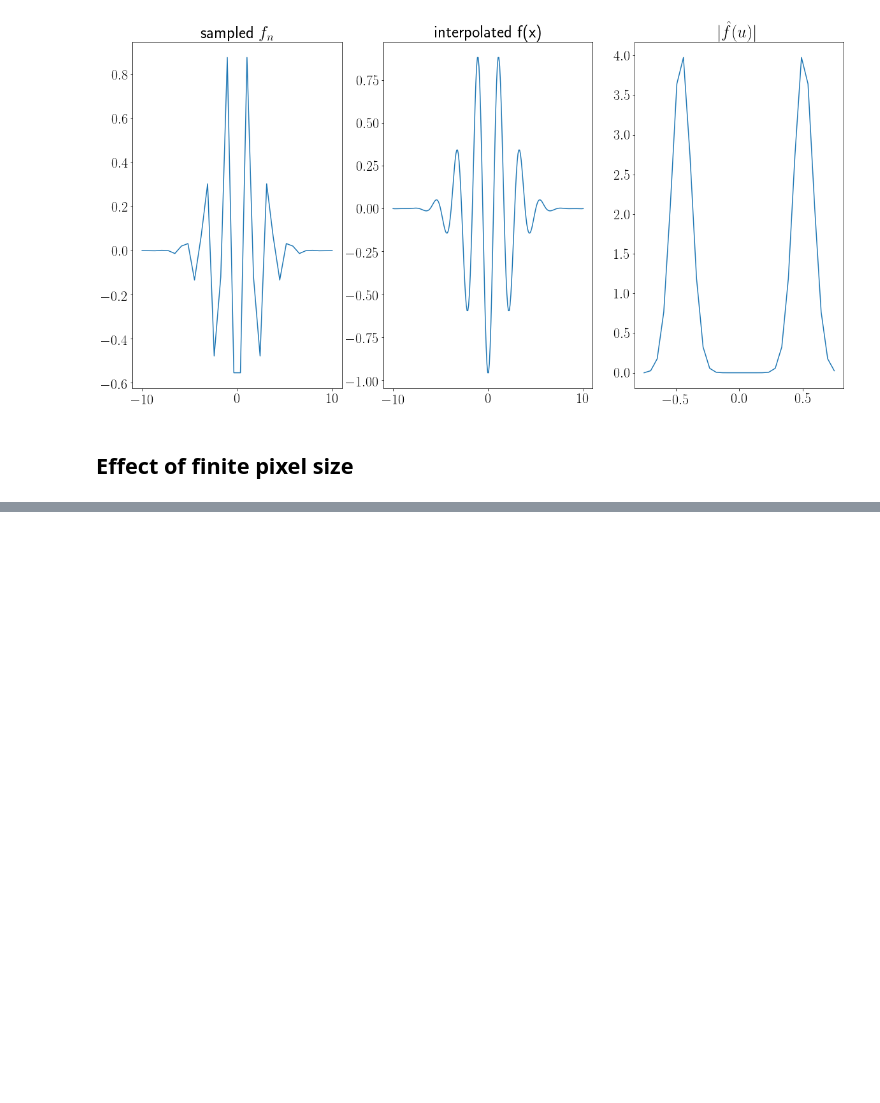
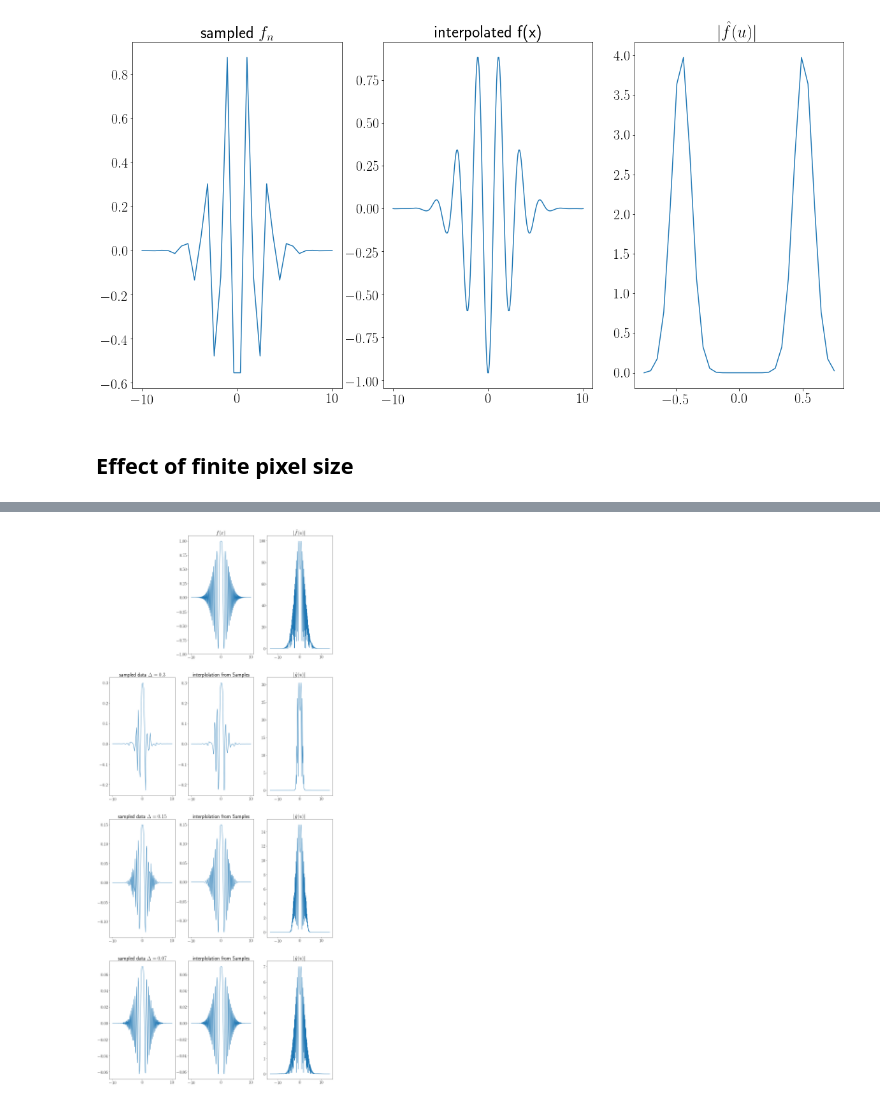
Before and after one commit to djbradyAtOpticalSciencesArizona/computationalImaging, a Jupyter notebook: forwardModels/DiscreteForwardModels.ipynb, the cells around one changed output, grey strips where cells are left out. Saved outputs shown, nothing was run; the diff lists cells and outputs as text; code cells hidden in the pictures; blank space fills up the shorter version.

```diff
--- a/forwardModels/DiscreteForwardModels.ipynb
+++ b/forwardModels/DiscreteForwardModels.ipynb
@@ -176 +173,12 @@ Let's consider has an example $f(x)=\cos \left (2\pi \frac{x^2}{10}\right ) e^{-
+# %%
+X=10
+def f(x):
+  f=np.cos(2*np.pi*(x**2/2))*np.exp(-x**2/10)
+  return f
+def gn(delta=1):
+  N=np.int(2*X/delta)
+  gg=np.zeros(N)
+  for pop in np.arange(len(gg)):
+    gg[pop]=integrate.quad(f,(-X+pop*delta),(-X+(pop+1)*delta))[0]
+  return gg
 # %% [markdown]
@@ -199,0 +186,47 @@ plt.plot(xrange,np.abs(g))
+# %%
+plt.rcParams['figure.figsize'] = [20, 50]
+X=10
+xrange=np.linspace(-X,X,2048)
+urange=np.linspace(-2048/(4*X),2048/(4*X),2048)
+plt.subplot(4,3,2)
+plt.plot(xrange,f(xrange))
+plt.title('$f(x)$')
+plt.subplot(4,3,3)
+plt.plot(urange[750:1300],np.abs(np.fft.fftshift(np.fft.fft(f(xrange))))[750:1300])
+plt.title('$|{\hat f}(u)|$')
+plt.subplot(4,3,4)
+gN=gn(.3)
+plt.plot(np.linspace(-X,X,len(gN)),gN)
+plt.title('sampled data $\Delta=0.3$')
+gUp= InterpolatedUnivariateSpline(np.linspace(-X,X,len(gN)),gN, k=5)
+plt.subplot(4,3,5)
+plt.plot(xrange,gUp(xrange))
+plt.title('interplolation from Samples')
+plt.subplot(4,3,6)
+plt.plot(urange[750:1300],np.abs(np.fft.fftshift(np.fft.fft(gUp(xrange))))[750:1300])
+plt.title('$|{\hat g}(u)|$')
+plt.subplot(4,3,7)
+gN=gn(.15)
+plt.plot(np.linspace(-X,X,len(gN)),gN)
+plt.title('sampled data $\Delta=0.15$')
+gUp= InterpolatedUnivariateSpline(np.linspace(-X,X,len(gN)),gN, k=5)
+plt.subplot(4,3,8)
+plt.plot(xrange,gUp(xrange))
+plt.title('interplolation from Samples')
+plt.subplot(4,3,9)
+plt.plot(urange[750:1300],np.abs(np.fft.fftshift(np.fft.fft(gUp(xrange))))[750:1300])
+plt.title('$|{\hat g}(u)|$')
+plt.subplot(4,3,10)
+gN=gn(.07)
+plt.plot(np.linspace(-X,X,len(gN)),gN)
+plt.title('sampled data $\Delta=0.07$')
+gUp= InterpolatedUnivariateSpline(np.linspace(-X,X,len(gN)),gN, k=5)
+plt.subplot(4,3,11)
+plt.plot(xrange,gUp(xrange))
+plt.title('interplolation from Samples')
+plt.subplot(4,3,12)
+plt.plot(urange[750:1300],np.abs(np.fft.fftshift(np.fft.fft(gUp(xrange))))[750:1300])
+plt.title('$|{\hat g}(u)|$')
+plt.savefig('sampleFiltering.png')
+files.download('sampleFiltering.png')
+# %% [output]
@@ -199,0 +235 @@ plt.plot(xrange,np.abs(g))
+[figure, added]
```
Also changed, not shown: parts of 6 cells of this notebook.
